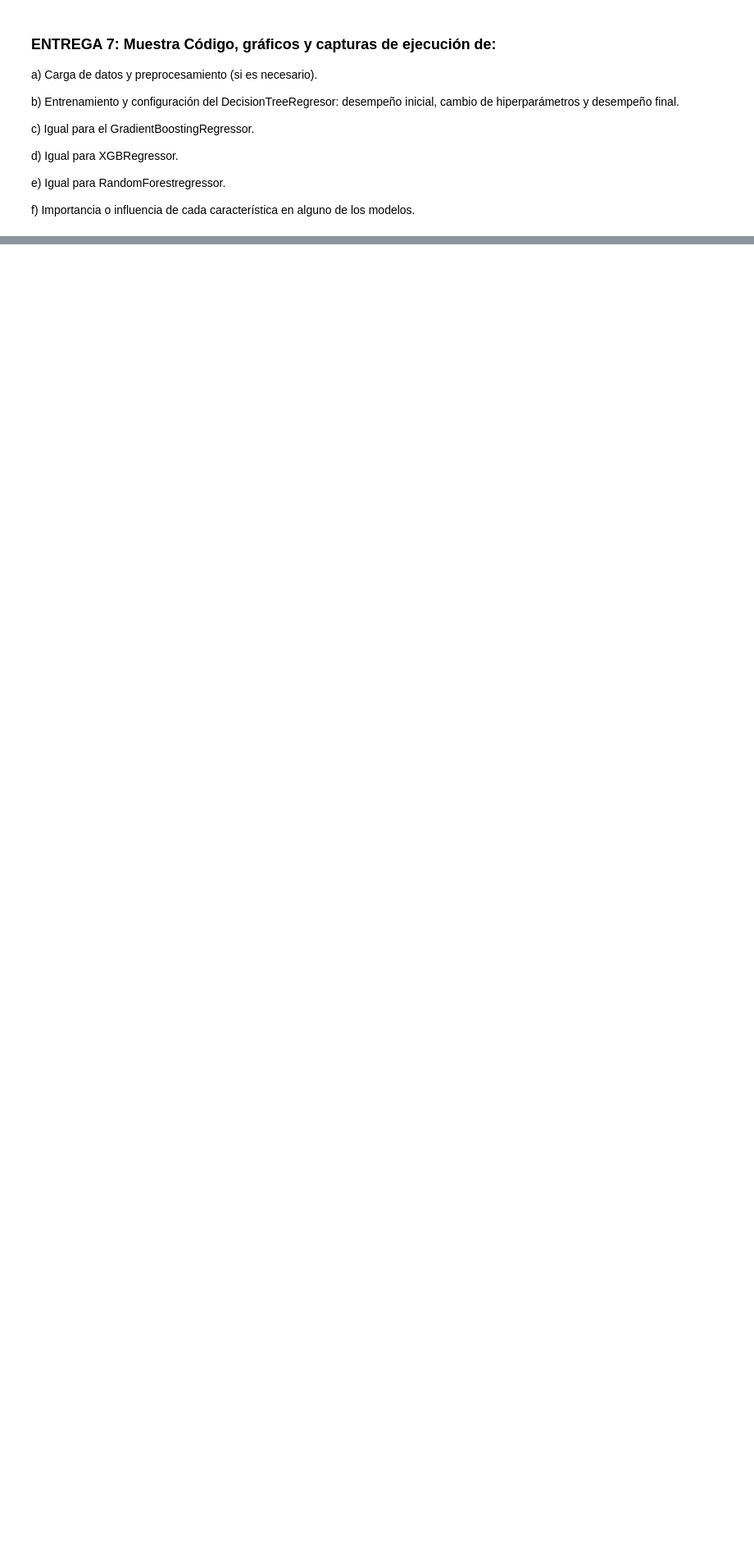
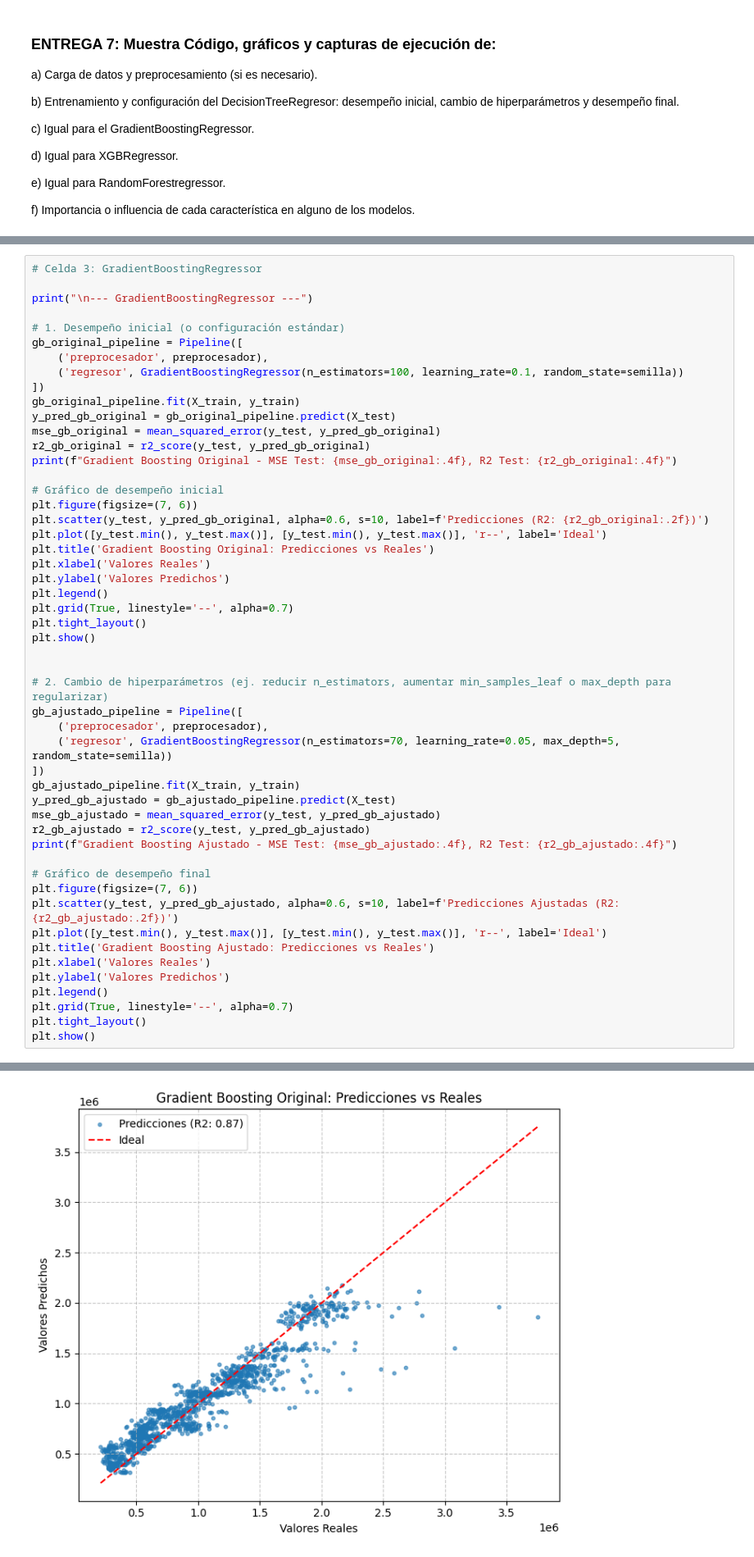
Before and after one commit to JuanMP/Sistemas-de-Aprendizaje, a Jupyter notebook: UD03/Regresión2/saa_u03_p01_a3_JMP.ipynb, the cells around one changed output, grey strips where cells are left out. Shown at 82% size. Drawn from its saved outputs; the diff is of its cells as text; blank space fills up the shorter version.

```diff
--- a/UD03/Regresión2/saa_u03_p01_a3_JMP.ipynb
+++ b/UD03/Regresión2/saa_u03_p01_a3_JMP.ipynb
@@ -29,0 +158,52 @@ f) Importancia o influencia de cada característica en alguno de los modelos.
+# %%
+# Celda 3: GradientBoostingRegressor
+
+print("\n--- GradientBoostingRegressor ---")
+
+# 1. Desempeño inicial (o configuración estándar)
+gb_original_pipeline = Pipeline([
+    ('preprocesador', preprocesador),
+    ('regresor', GradientBoostingRegressor(n_estimators=100, learning_rate=0.1, random_state=semilla))
+])
+gb_original_pipeline.fit(X_train, y_train)
+y_pred_gb_original = gb_original_pipeline.predict(X_test)
+mse_gb_original = mean_squared_error(y_test, y_pred_gb_original)
+r2_gb_original = r2_score(y_test, y_pred_gb_original)
+print(f"Gradient Boosting Original - MSE Test: {mse_gb_original:.4f}, R2 Test: {r2_gb_original:.4f}")
+
+# Gráfico de desempeño inicial
+plt.figure(figsize=(7, 6))
+plt.scatter(y_test, y_pred_gb_original, alpha=0.6, s=10, label=f'Predicciones (R2: {r2_gb_original:.2f})')
+plt.plot([y_test.min(), y_test.max()], [y_test.min(), y_test.max()], 'r--', label='Ideal')
+plt.title('Gradient Boosting Original: Predicciones vs Reales')
+plt.xlabel('Valores Reales')
+plt.ylabel('Valores Predichos')
+plt.legend()
+plt.grid(True, linestyle='--', alpha=0.7)
+plt.tight_layout()
+plt.show()
+
+
+# 2. Cambio de hiperparámetros (ej. reducir n_estimators, aumentar min_samples_leaf o max_depth para regularizar)
+gb_ajustado_pipeline = Pipeline([
+    ('preprocesador', preprocesador),
+    ('regresor', GradientBoostingRegressor(n_estimators=70, learning_rate=0.05, max_depth=5, random_state=semilla))
+])
+gb_ajustado_pipeline.fit(X_train, y_train)
+y_pred_gb_ajustado = gb_ajustado_pipeline.predict(X_test)
+mse_gb_ajustado = mean_squared_error(y_test, y_pred_gb_ajustado)
+r2_gb_ajustado = r2_score(y_test, y_pred_gb_ajustado)
+print(f"Gradient Boosting Ajustado - MSE Test: {mse_gb_ajustado:.4f}, R2 Test: {r2_gb_ajustado:.4f}")
+
+# Gráfico de desempeño final
+plt.figure(figsize=(7, 6))
+plt.scatter(y_test, y_pred_gb_ajustado, alpha=0.6, s=10, label=f'Predicciones Ajustadas (R2: {r2_gb_ajustado:.2f})')
+plt.plot([y_test.min(), y_test.max()], [y_test.min(), y_test.max()], 'r--', label='Ideal')
+plt.title('Gradient Boosting Ajustado: Predicciones vs Reales')
+plt.xlabel('Valores Reales')
+plt.ylabel('Valores Predichos')
+plt.legend()
+plt.grid(True, linestyle='--', alpha=0.7)
+plt.tight_layout()
+plt.show()
+# %% [output]
@@ -29,0 +212 @@ f) Importancia o influencia de cada característica en alguno de los modelos.
+[figure, added]
```
Also changed, not shown: parts of 6 cells of this notebook, 4 other files.
